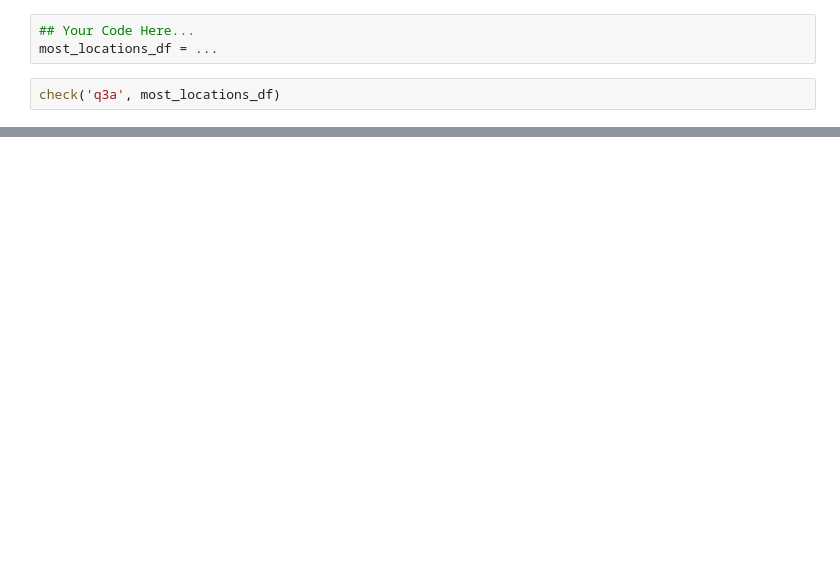
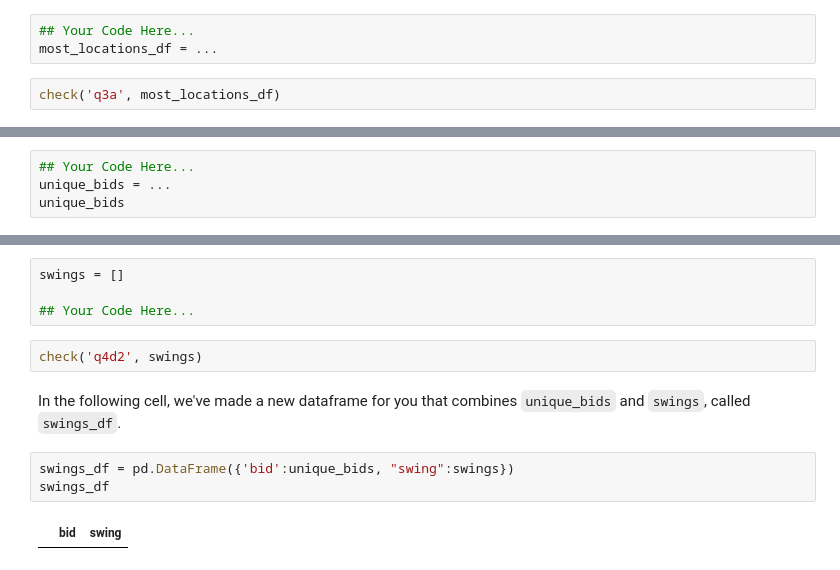
Before and after one commit to dnnyw/intro-to-ds-resources, a Jupyter notebook: final_project/final_project.ipynb, the cells around one changed output, grey strips where cells are left out. Drawn from its saved outputs; the diff is of its cells as text; blank space fills up the shorter version.

```diff
--- a/final_project/final_project.ipynb
+++ b/final_project/final_project.ipynb
@@ -281,0 +349,4 @@ check('q3a', most_locations_df)
+# %%
+## Your Code Here...
+unique_bids = ...
+unique_bids
@@ -281,0 +363,13 @@ check('q3a', most_locations_df)
+# %%
+swings = []
+
+## Your Code Here...
+# %%
+check('q4d2', swings)
+# %% [markdown]
+In the following cell, we've made a new dataframe for you that combines `unique_bids` and `swings`, called `swings_df`.
+# %%
+swings_df = pd.DataFrame({'bid':unique_bids, "swing":swings})
+swings_df
+# %% [output]
+|  | bid | swing |
```
Also changed, not shown: parts of 50 cells of this notebook, 2 other files.
